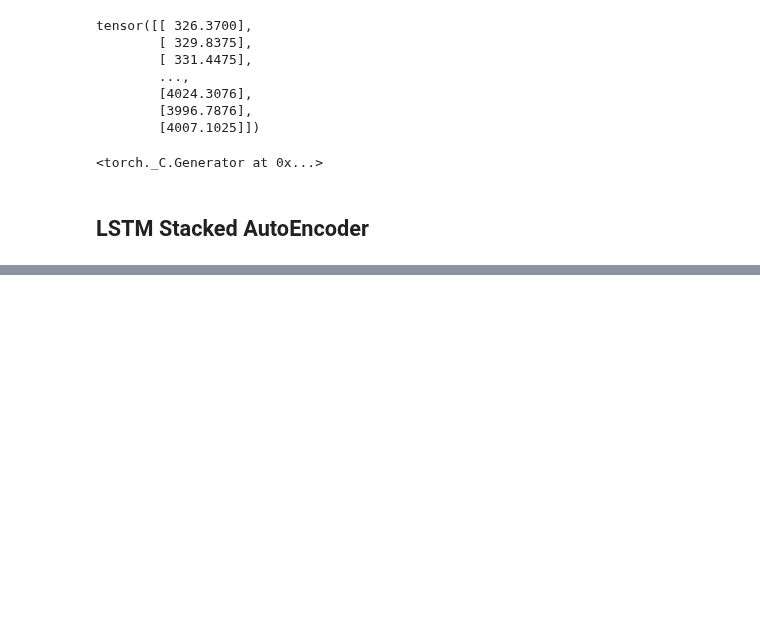
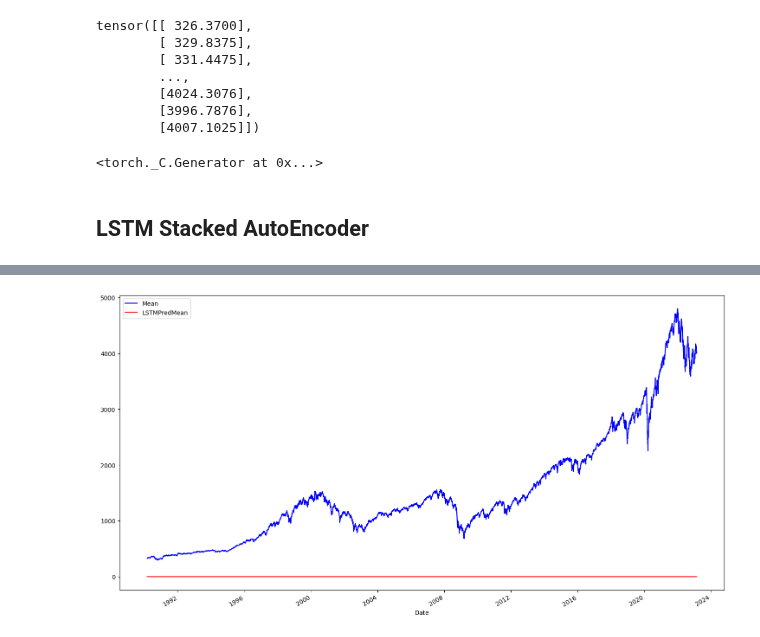
Before and after one commit to SOL1archive/Fin-Data-Denoising, a Jupyter notebook: lstm-autoencoder-train.ipynb, the cells around one changed output, grey strips where cells are left out. Saved outputs shown, nothing was run; the diff lists cells and outputs as text; code cells hidden in the pictures; blank space fills up the shorter version.

Commit message:
add:LSTM Stacked AE

```diff
--- a/lstm-autoencoder-train.ipynb
+++ b/lstm-autoencoder-train.ipynb
@@ -98,8 +98,7 @@ HIDDEN_SIZE = 30
 
 num_epoch = 450
 # %%
-lstm_encoder = LstmEncoder(HIDDEN_SIZE).to(device)
-lstm_decoder = LstmDecoder(HIDDEN_SIZE).to(device)
+lstm_autoencoder = LstmAutoencoder(1, 100).to(device)
 
 criterion = nn.MSELoss()
-optimizer = optim.Adam(list(lstm_encoder.parameters()) + list(lstm_decoder.parameters()), lr = 1e-5, weight_decay=1e-5)
+optimizer = optim.Adam(lstm_autoencoder.parameters(), lr=1e-5)
@@ -122,25 +120,21 @@ LstmDecoder(
 # %%
 train_loss = []
+lstm_autoencoder.train()
 
-lstm_encoder.train()
-lstm_decoder.train()
+plot_epoch = num_epoch - np.floor(num_epoch * np.log10(np.linspace(1, 10, 20)))
+for epoch in range(num_epoch):
+    pred = lstm_autoencoder(data)
 
-for epoch in range(num_epoch):
-    encoded_data = lstm_encoder(data)[0] # Selecting Output only
-    decoded_data = lstm_decoder(encoded_data)
-
-    loss = criterion(decoded_data, data)
+    loss = criterion(pred, data)
     optimizer.zero_grad()
     loss.backward()
     optimizer.step()
     train_loss.append(loss.detach().cpu().numpy())
 
-    plot_epoch = num_epoch - np.floor(num_epoch * np.log10(np.linspace(1, 10, 20)))
-    if False and epoch in plot_epoch or epoch == num_epoch - 1:
-        df['CNNPredMean'] = lstm_decoder(lstm_encoder(data)).detach().cpu().numpy().squeeze()
-        #df['LSTMPredMean'] = lstm_decoder(lstm_encoder(data)).detach().cpu().numpy().squeeze()
+    if epoch in plot_epoch or epoch == num_epoch - 1:
+        df['LSTMPredMean'] = lstm_autoencoder(data).detach().cpu().numpy().squeeze()
         plt.ylim([data_min, data_max])
-        df[['Mean', 'CNNPredMean']].plot(color=['b', 'r'], figsize=(18, 10))
+        df[['Mean', 'LSTMPredMean']].plot(color=['b', 'r'], figsize=(18, 10))
         plt.savefig(f'plots/LSTM-kernel51-epoch{epoch:03}.png')
 
 train_loss = pd.Series(train_loss).astype(np.float32)
@@ -151,4 +163,6 @@ _ = train_loss.plot.line()
 # %%
-df['CNNPredMean'] = lstm_decoder(lstm_encoder(data)).detach().cpu().numpy().squeeze()
+df['LSTMPredMean'] = lstm_autoencoder(data).detach().cpu().numpy().squeeze()
 #df['LSTMPredMean'] = lstm_decoder(lstm_encoder(data)).detach().cpu().numpy().squeeze()
-_ = df[['Mean', 'CNNPredMean']].plot(color=['b', 'r'], figsize=(18, 10))
+_ = df[['Mean', 'LSTMPredMean']].plot(color=['b', 'r'], figsize=(18, 10))
+# %% [output]
+[figure, added]
```
Also changed, not shown: parts of 5 cells of this notebook, 2 other files.
